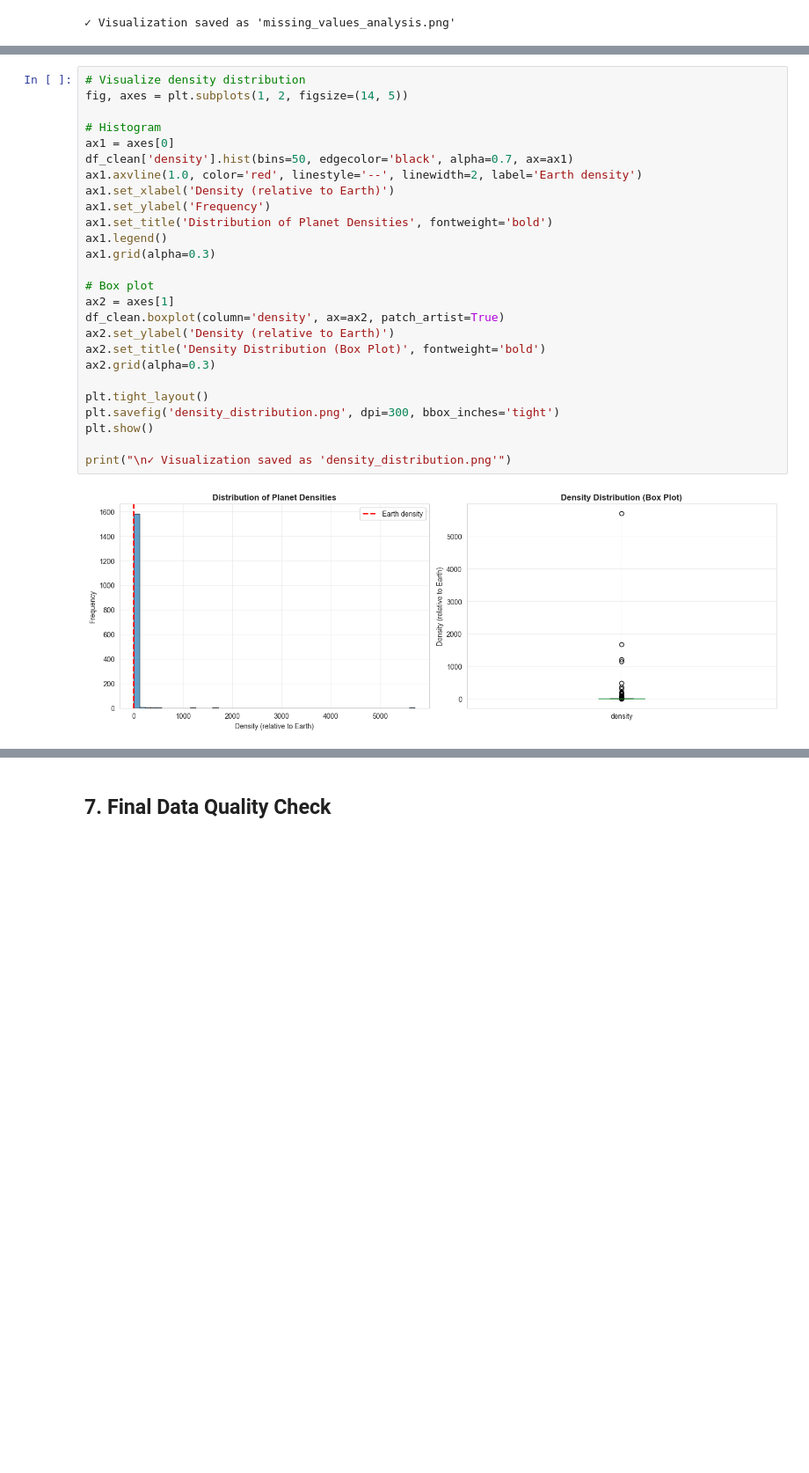
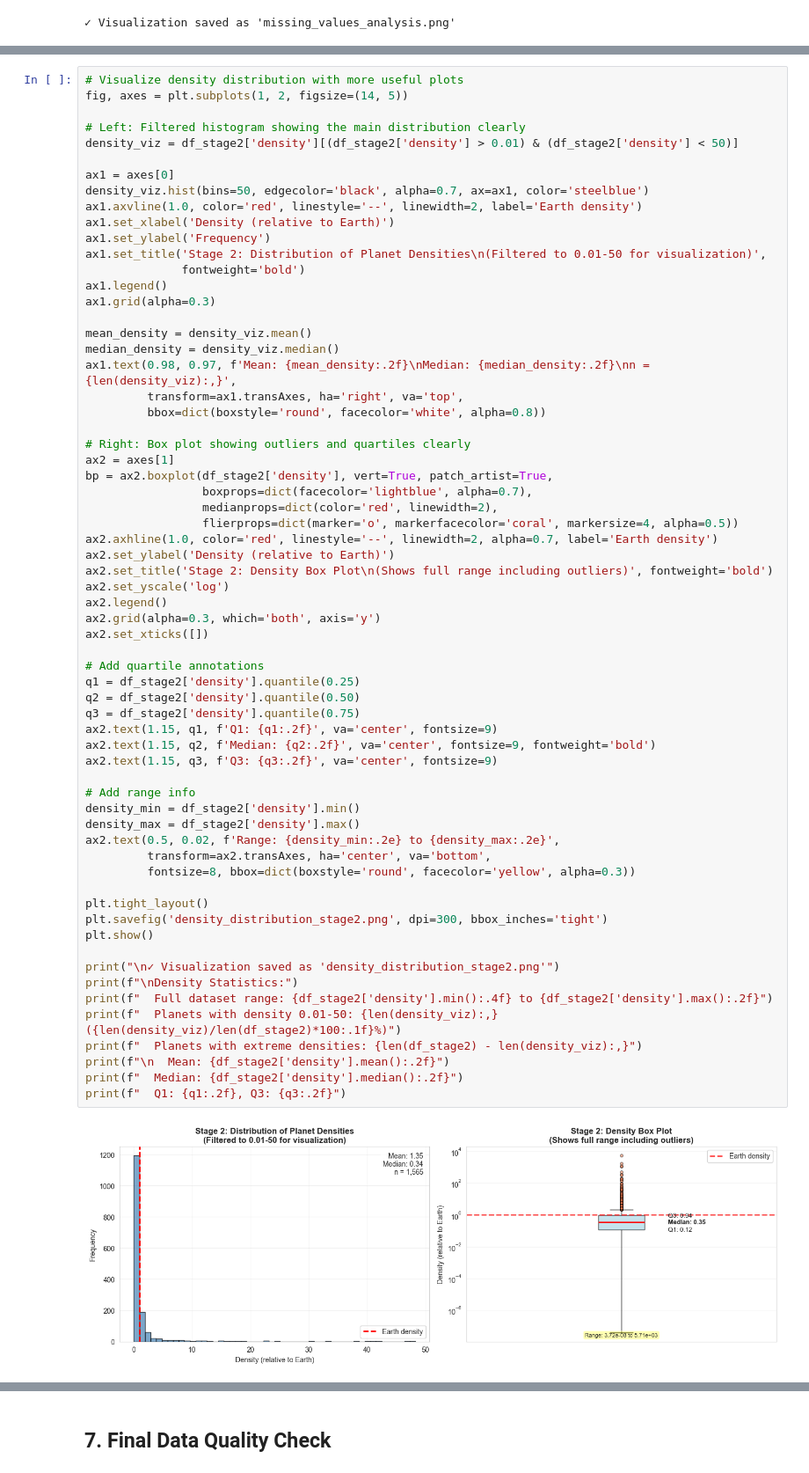
Before and after one commit to nicofaragodumsch/COS482_Final, a Jupyter notebook: 02_data_cleaning.ipynb, the cells around one changed output, grey strips where cells are left out. Shown at 88% size. Drawn from its saved outputs; the diff is of its cells as text; blank space fills up the shorter version.

```diff
--- a/02_data_cleaning.ipynb
+++ b/02_data_cleaning.ipynb
@@ -560,28 +1143,66 @@ Name: density, dtype: float64
 # %%
-# Visualize density distribution
+# Visualize density distribution with more useful plots
 fig, axes = plt.subplots(1, 2, figsize=(14, 5))
 
-# Histogram
+# Left: Filtered histogram showing the main distribution clearly
+density_viz = df_stage2['density'][(df_stage2['density'] > 0.01) & (df_stage2['density'] < 50)]
+
 ax1 = axes[0]
-df_clean['density'].hist(bins=50, edgecolor='black', alpha=0.7, ax=ax1)
+density_viz.hist(bins=50, edgecolor='black', alpha=0.7, ax=ax1, color='steelblue')
 ax1.axvline(1.0, color='red', linestyle='--', linewidth=2, label='Earth density')
 ax1.set_xlabel('Density (relative to Earth)')
 ax1.set_ylabel('Frequency')
-ax1.set_title('Distribution of Planet Densities', fontweight='bold')
+ax1.set_title('Stage 2: Distribution of Planet Densities\n(Filtered to 0.01-50 for visualization)',
+              fontweight='bold')
 ax1.legend()
 ax1.grid(alpha=0.3)
 
-# Box plot
+mean_density = density_viz.mean()
+median_density = density_viz.median()
+ax1.text(0.98, 0.97, f'Mean: {mean_density:.2f}\nMedian: {median_density:.2f}\nn = {len(density_viz):,}',
+         transform=ax1.transAxes, ha='right', va='top',
+         bbox=dict(boxstyle='round', facecolor='white', alpha=0.8))
+
+# Right: Box plot showing outliers and quartiles clearly
 ax2 = axes[1]
-df_clean.boxplot(column='density', ax=ax2, patch_artist=True)
+bp = ax2.boxplot(df_stage2['density'], vert=True, patch_artist=True,
+                 boxprops=dict(facecolor='lightblue', alpha=0.7),
+                 medianprops=dict(color='red', linewidth=2),
+                 flierprops=dict(marker='o', markerfacecolor='coral', markersize=4, alpha=0.5))
+ax2.axhline(1.0, color='red', linestyle='--', linewidth=2, alpha=0.7, label='Earth density')
 ax2.set_ylabel('Density (relative to Earth)')
-ax2.set_title('Density Distribution (Box Plot)', fontweight='bold')
-ax2.grid(alpha=0.3)
+ax2.set_title('Stage 2: Density Box Plot\n(Shows full range including outliers)', fontweight='bold')
+ax2.set_yscale('log')
+ax2.legend()
+ax2.grid(alpha=0.3, which='both', axis='y')
+ax2.set_xticks([])
+
+# Add quartile annotations
+q1 = df_stage2['density'].quantile(0.25)
+q2 = df_stage2['density'].quantile(0.50)
+q3 = df_stage2['density'].quantile(0.75)
+ax2.text(1.15, q1, f'Q1: {q1:.2f}', va='center', fontsize=9)
+ax2.text(1.15, q2, f'Median: {q2:.2f}', va='center', fontsize=9, fontweight='bold')
+ax2.text(1.15, q3, f'Q3: {q3:.2f}', va='center', fontsize=9)
+
+# Add range info
+density_min = df_stage2['density'].min()
+density_max = df_stage2['density'].max()
+ax2.text(0.5, 0.02, f'Range: {density_min:.2e} to {density_max:.2e}',
+         transform=ax2.transAxes, ha='center', va='bottom',
+         fontsize=8, bbox=dict(boxstyle='round', facecolor='yellow', alpha=0.3))
 
 plt.tight_layout()
-plt.savefig('density_distribution.png', dpi=300, bbox_inches='tight')
+plt.savefig('density_distribution_stage2.png', dpi=300, bbox_inches='tight')
 plt.show()
 
-print("\n✓ Visualization saved as 'density_distribution.png'")
+print("\n✓ Visualization saved as 'density_distribution_stage2.png'")
+print(f"\nDensity Statistics:")
+print(f"  Full dataset range: {df_stage2['density'].min():.4f} to {df_stage2['density'].max():.2f}")
+print(f"  Planets with density 0.01-50: {len(density_viz):,} ({len(density_viz)/len(df_stage2)*100:.1f}%)")
+print(f"  Planets with extreme densities: {len(df_stage2) - len(density_viz):,}")
+print(f"\n  Mean: {df_stage2['density'].mean():.2f}")
+print(f"  Median: {df_stage2['density'].median():.2f}")
+print(f"  Q1: {q1:.2f}, Q3: {q3:.2f}")
 # %% [output]
-[figure, old version]
+[figure, new version]
```
Also changed, not shown: parts of 42 cells of this notebook.
